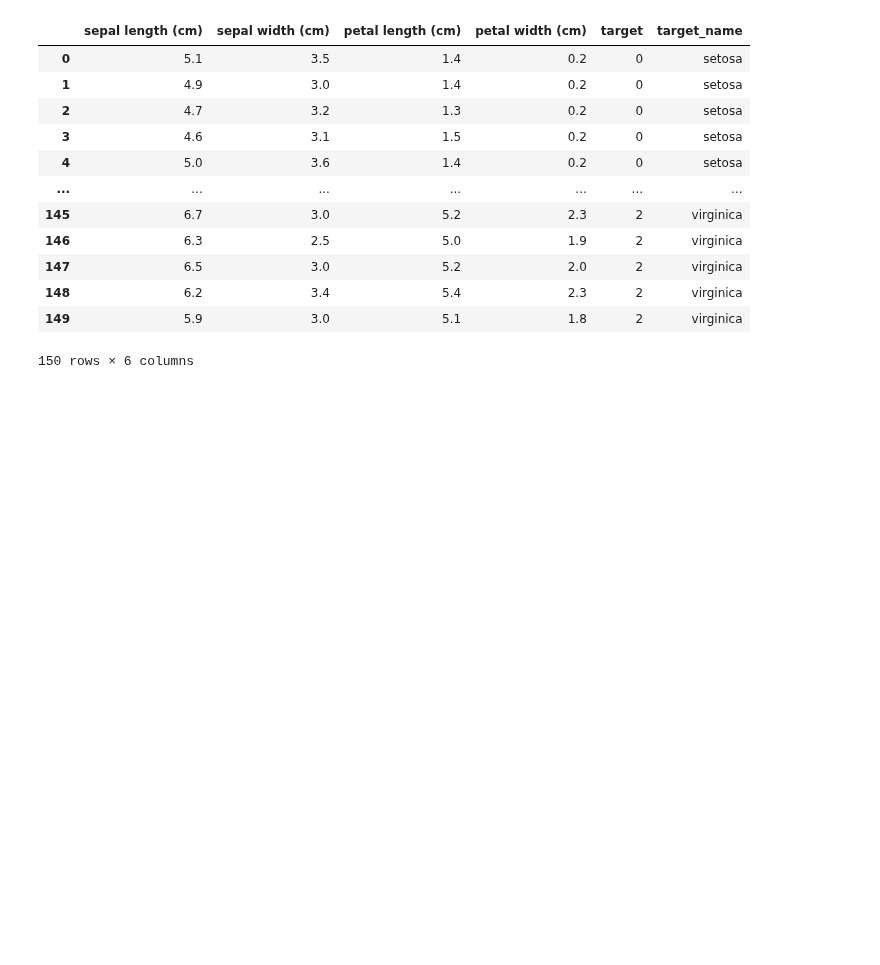
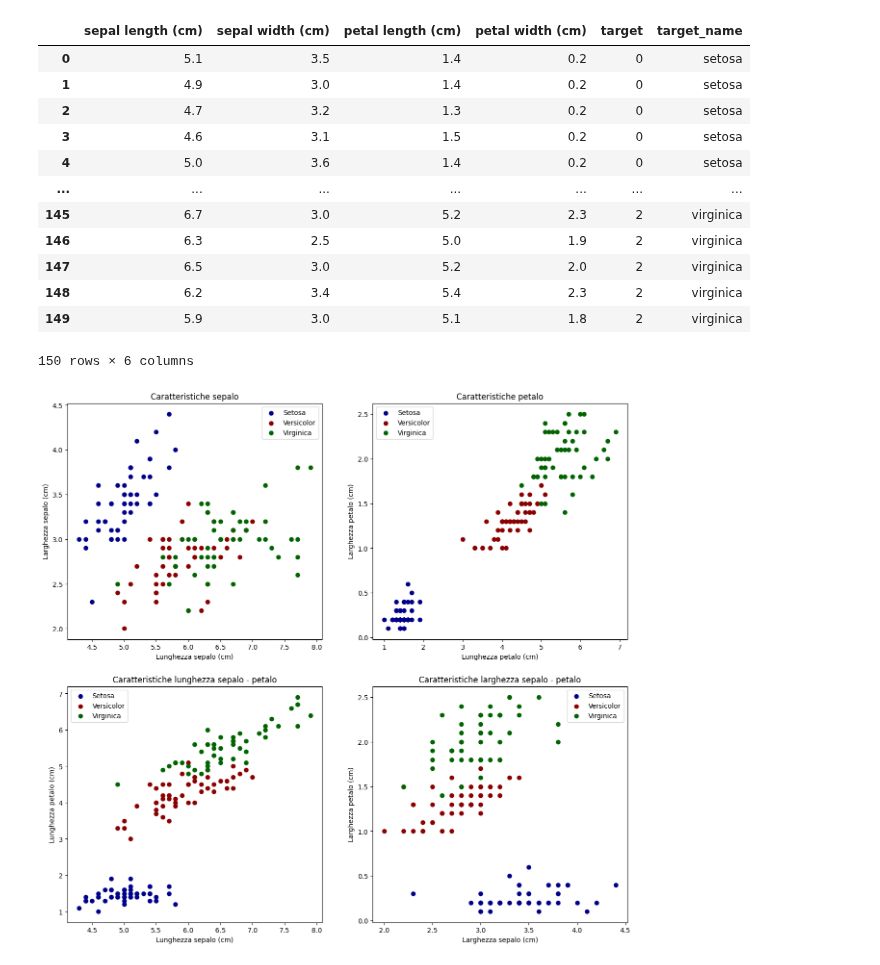
Before and after one commit to Negrini085/DeepLearning, a Jupyter notebook: Esercitazioni/lab_06.ipynb, the cells around one changed output. Drawn from its saved outputs; the diff is of its cells as text; code cells hidden in the pictures; blank space fills up the shorter version.

Commit message:
Aggiunti grafici per visualizzazione/studio correlazioni

```diff
--- a/Esercitazioni/lab_06.ipynb
+++ b/Esercitazioni/lab_06.ipynb
@@ -49,3 +50,28 @@ Contenuto del dataframe
 | 148 | 6.2 | 3.4 | 5.4 | 2.3 | 2 | virginica |
 | 149 | 5.9 | 3.0 | 5.1 | 1.8 | 2 | virginica |
 150 rows × 6 columns
+# %%
+asc = [0, 2, 0, 1]
+ord = [1, 3, 2, 3]
+titx = ["Lunghezza sepalo (cm)", "Lunghezza petalo (cm)", "Lunghezza sepalo (cm)", "Larghezza sepalo (cm)"]
+tity = ["Larghezza sepalo (cm)", "Larghezza petalo (cm)", "Lunghezza petalo (cm)", "Larghezza petalo (cm)"]
+titp = ["Caratteristiche sepalo", "Caratteristiche petalo", "Caratteristiche lunghezza sepalo - petalo", "Caratteristiche larghezza sepalo - petalo"]
+
+def stampaCorr(asc, ord, titx, tity, titp):
+    # Funzione per stampare eventuali correlazioni presenti nel dataset
+    fig, ax = plt.subplots(2, 2, figsize = (15, 14))
+
+    # Doppio ciclo per riempire tutti i plot
+    for i in range(0, 2):
+        for j in range(0, 2):
+            ax[i][j].scatter(irisDf[iris.feature_names[asc[2*i+j]]][iris.target == 0], irisDf[iris.feature_names[ord[2*i+j]]][iris.target == 0], color = 'darkblue', label  = "Setosa")
+            ax[i][j].scatter(irisDf[iris.feature_names[asc[2*i+j]]][iris.target == 1], irisDf[iris.feature_names[ord[2*i+j]]][iris.target == 1], color = 'darkred', label  = "Versicolor")
+            ax[i][j].scatter(irisDf[iris.feature_names[asc[2*i+j]]][iris.target == 2], irisDf[iris.feature_names[ord[2*i+j]]][iris.target == 2], color = 'darkgreen', label  = "Virginica")
+            ax[i][j].set_xlabel(titx[2*i+j])
+            ax[i][j].set_ylabel(tity[2*i+j])
+            ax[i][j].set_title(titp[2*i+j])
+            ax[i][j].legend(loc = 'best')
+
+stampaCorr(asc, ord, titx, tity, titp)
+# %% [output]
+[figure, added]
```
Also changed, not shown: parts of 1 cell of this notebook, 1 other file.
